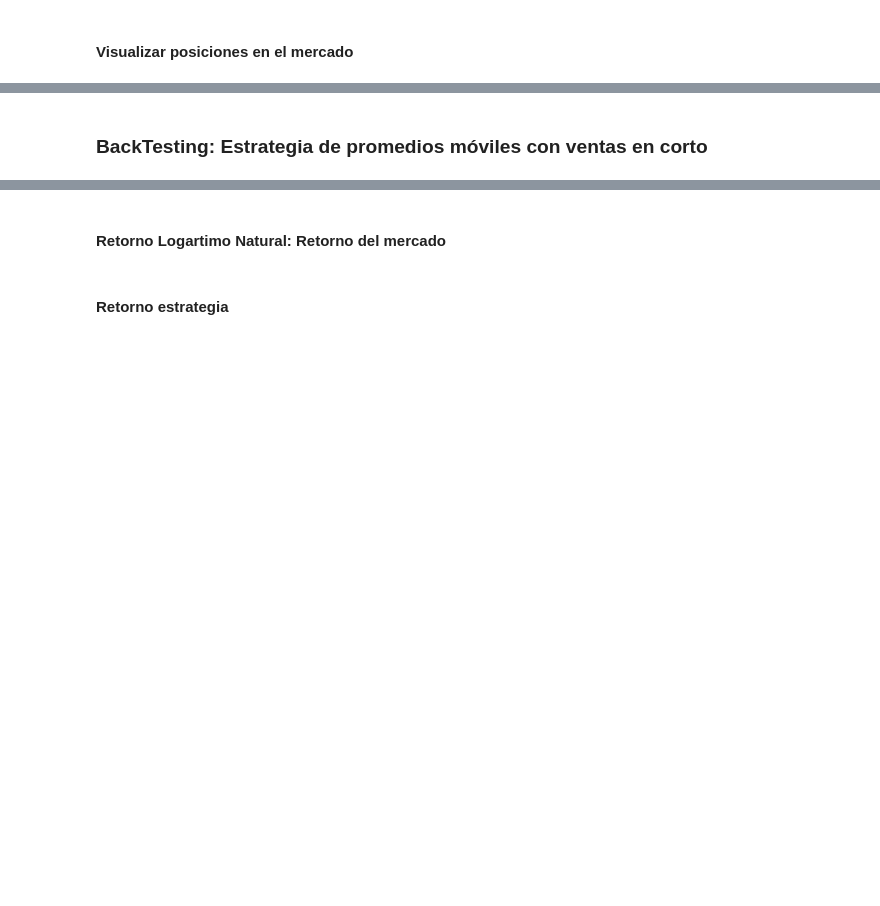
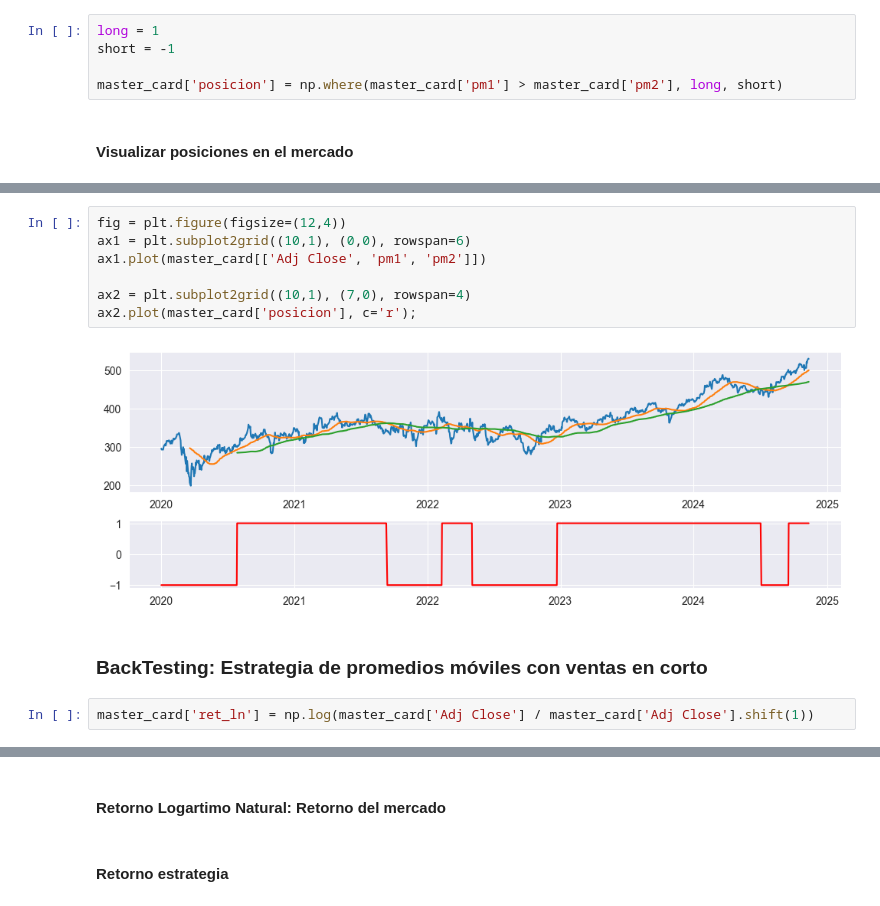
Before and after one commit to carlosdeoncedos/CienciaDatosFinanzas2024_11, a Jupyter notebook: Sesion9.ipynb, the cells around one changed output, grey strips where cells are left out. Cells and saved outputs as stored; diff of their text form; blank space fills up the shorter version.

```diff
--- a/Sesion9.ipynb
+++ b/Sesion9.ipynb
@@ -1570,5 +1622,10 @@ El utilizar números nos permite:
 # %% [markdown]
 Referencia sobre función `where` de numpy:
 https://numpy.org/doc/stable/reference/generated/numpy.where.html
+# %%
+long = 1
+short = -1
+
+master_card['posicion'] = np.where(master_card['pm1'] > master_card['pm2'], long, short)
 # %% [markdown]
 #### <font color='navygray'>Visualizar posiciones en el mercado</font>
@@ -1575,2 +1649,13 @@ https://numpy.org/doc/stable/reference/generated/numpy.where.html
+# %%
+fig = plt.figure(figsize=(12,4))
+ax1 = plt.subplot2grid((10,1), (0,0), rowspan=6)
+ax1.plot(master_card[['Adj Close', 'pm1', 'pm2']])
+
+ax2 = plt.subplot2grid((10,1), (7,0), rowspan=4)
+ax2.plot(master_card['posicion'], c='r');
+# %% [output]
+[figure, added]
 # %% [markdown]
 ### BackTesting: Estrategia de promedios móviles con ventas en corto
+# %%
+master_card['ret_ln'] = np.log(master_card['Adj Close'] / master_card['Adj Close'].shift(1))
```
Also changed, not shown: parts of 10 cells of this notebook.
